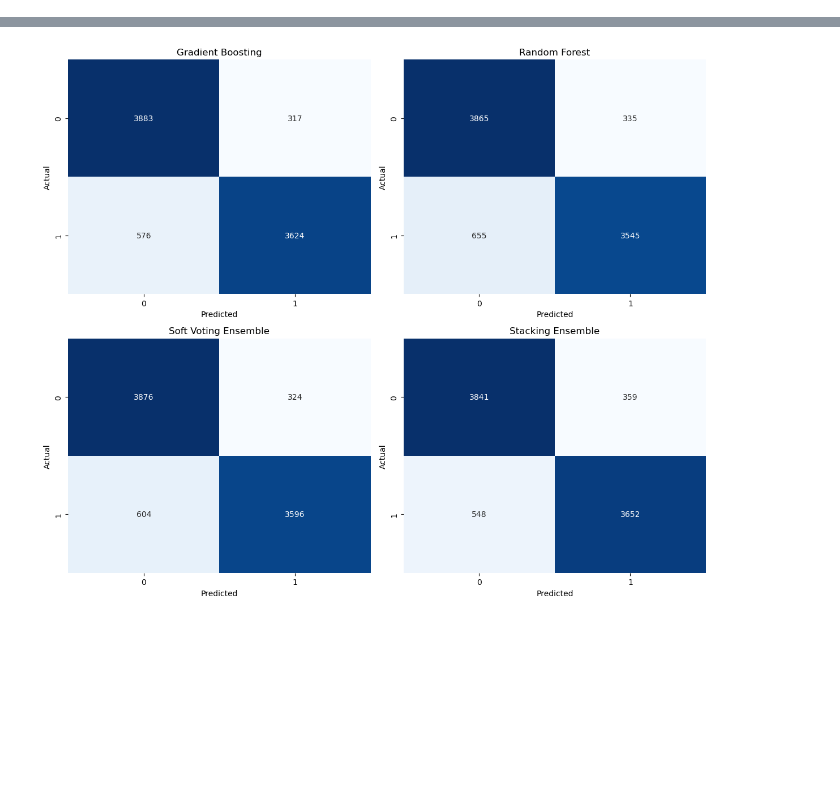
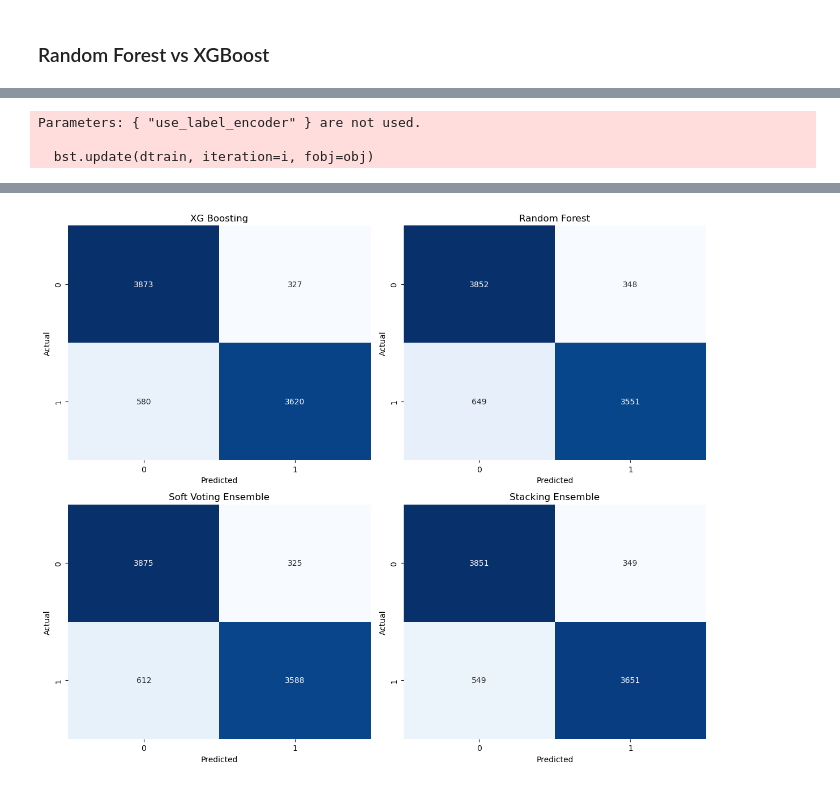
Before and after one commit to wymenlim/CSC3105, a Jupyter notebook: code/classification.ipynb, the cells around one changed output, grey strips where cells are left out. Cells and saved outputs as stored; diff of their text form; code cells hidden in the pictures; blank space fills up the shorter version.

Commit message:
finished classification.ipynb
added model

```diff
--- a/code/classification.ipynb
+++ b/code/classification.ipynb
@@ -8,7 +12,7 @@ This notebook uses Random Forest Classification and Boosted Gradient Classifcati
 import numpy as np
 
 
-data = np.load("classification_data.npz")
+data = np.load("../processed_data/classification_data.npz")
 
 X_train = data["X_train"]
 X_test  = data["X_test"]
@@ -30,3 +713,5 @@ Test shape: (8400, 103)
+# %% [markdown]
+### Random Forest vs XGBoost
 # %%
 import numpy as np
 from sklearn.ensemble import GradientBoostingClassifier, RandomForestClassifier, StackingClassifier
@@ -42,38 +727,20 @@ from sklearn.metrics import (
 import matplotlib.pyplot as plt
 import seaborn as sns
 
-# -----------------------------
-# Load data
-# -----------------------------
-data = np.load("classification_data.npz")
-
-X_train = data["X_train"]
-X_test  = data["X_test"]
-y_train = data["y_train"]
-y_test  = data["y_test"]
-
-print("Train shape:", X_train.shape)
-print("Test shape:", X_test.shape)
-print("-" * 70)
-
-# -----------------------------
-# Model 1: Gradient Boosting
-# -----------------------------
-gb_model = GradientBoostingClassifier(
-    learning_rate=0.03,
-    n_estimators=250,
-    max_depth=10,
-    subsample=1.0,
-    min_samples_split=10,
-    min_samples_leaf=10,
+xgb_model = XGBClassifier(
+    learning_rate=0.05,
+    n_estimators=400,
+    max_depth=7,
+    min_child_weight=5,
+    subsample=0.9,
+    colsample_bytree=0.9,
+    use_label_encoder=False,
+    eval_metric='logloss',
     random_state=42
 )
 
-# -----------------------------
-# Model 2: Random Forest
-# -----------------------------
 rf_model = RandomForestClassifier(
-    n_estimators=150,
+    n_estimators=200,
     max_depth=24,
     min_samples_split=2,
     min_samples_leaf=1,
@@ -82,12 +749,9 @@ rf_model = RandomForestClassifier(
     random_state=42
 )
 
-# -----------------------------
-# Stacking model
-# -----------------------------
 stack_model = StackingClassifier(
     estimators=[
-        ("gb", gb_model),
+        ("gb", xgb_model),
         ("rf", rf_model)
     ],
     final_estimator=LogisticRegression(max_iter=1000),
@@ -96,11 +760,8 @@ stack_model = StackingClassifier(
     n_jobs=-1
 )
 
-# -----------------------------
-# Train individual models
-# -----------------------------
-print("Training Gradient Boosting...")
-gb_model.fit(X_train, y_train)
+print("Training XG Boosting...")
+xgb_model.fit(X_train, y_train)
 
 print("Training Random Forest...")
 rf_model.fit(X_train, y_train)
@@ -111,19 +772,18 @@ stack_model.fit(X_train, y_train)
 # -----------------------------
 # Predictions
 # -----------------------------
-gb_pred = gb_model.predict(X_test)
+xgb_pred = xgb_model.predict(X_test)
 rf_pred = rf_model.predict(X_test)
 stack_pred = stack_model.predict(X_test)
 
-# Probabilities for soft voting
-gb_prob = gb_model.predict_proba(X_test)[:, 1]
+xgb_prob = xgb_model.predict_proba(X_test)[:, 1]
 rf_prob = rf_model.predict_proba(X_test)[:, 1]
 
 # -----------------------------
 # Combined prediction
 # Soft voting
 # -----------------------------
-combined_prob = (gb_prob + rf_prob) / 2
+combined_prob = (xgb_prob + rf_prob) / 2
 combined_pred = (combined_prob >= 0.5).astype(int)
 
 # -----------------------------
@@ -154,7 +814,7 @@ def evaluate_model(name, y_true, y_pred):
 # -----------------------------
 # Evaluate each model
 # -----------------------------
-cm_gb = evaluate_model("Gradient Boosting", y_test, gb_pred)
+cm_xgb = evaluate_model("XG Boosting", y_test, xgb_pred)
 cm_rf = evaluate_model("Random Forest", y_test, rf_pred)
 cm_combined = evaluate_model("Combined Ensemble (Soft Voting)", y_test, combined_pred)
 cm_stack = evaluate_model("Stacking Ensemble", y_test, stack_pred)
@@ -165,7 +825,7 @@ cm_stack = evaluate_model("Stacking Ensemble", y_test, stack_pred)
 print("=" * 70)
 print("SUMMARY OF CONFUSION MATRICES")
 
-print("\nGradient Boosting Confusion Matrix")
+print("\nXG Boosting Confusion Matrix")
 print(cm_gb)
 
 print("\nRandom Forest Confusion Matrix")
@@ -182,9 +842,9 @@ print(cm_stack)
 # -----------------------------
 fig, axes = plt.subplots(2, 2, figsize=(12, 10))
 
-matrices = [cm_gb, cm_rf, cm_combined, cm_stack]
+matrices = [cm_xgb, cm_rf, cm_combined, cm_stack]
 titles = [
-    "Gradient Boosting",
+    "XG Boosting",
     "Random Forest",
     "Soft Voting Ensemble",
     "Stacking Ensemble"
@@ -218,0 +863,3 @@ Stacking Ensemble Confusion Matrix
+Parameters: { "use_label_encoder" } are not used.
+
+  bst.update(dtrain, iteration=i, fobj=obj)
@@ -219 +883 @@ Stacking Ensemble Confusion Matrix
-[figure, old version]
+[figure, new version]
```
Also changed, not shown: parts of 38 cells of this notebook, 6 other files.
